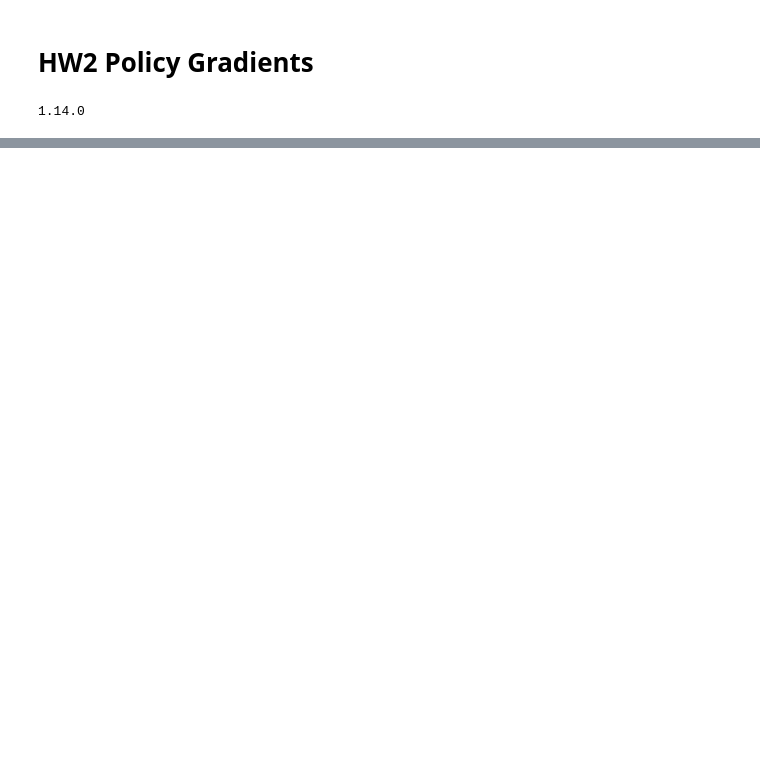
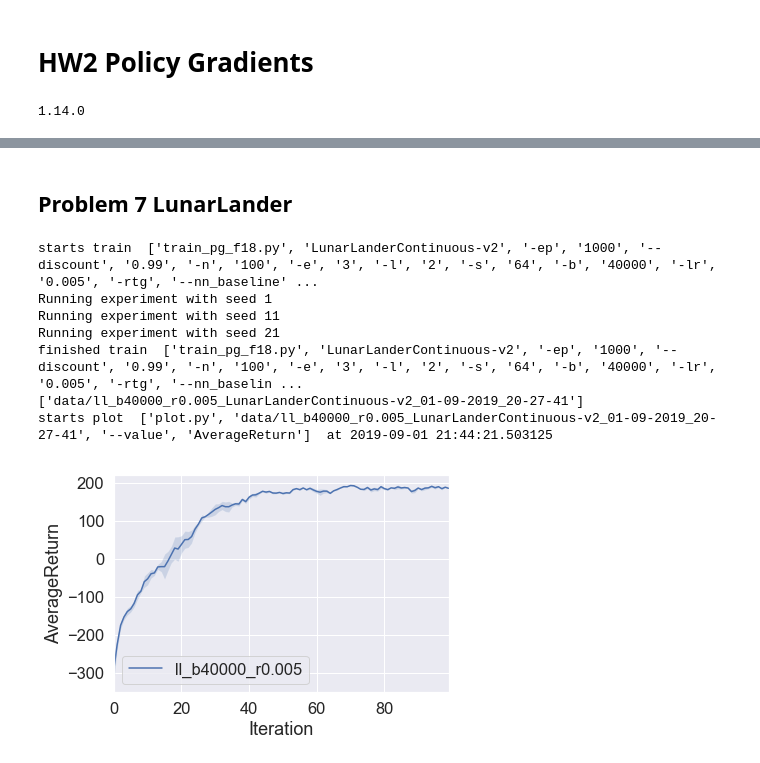
Before and after one commit to rlgosu/cs294-homework, a Jupyter notebook: yoonforh/hw2/hw2.ipynb, the cells around one changed output, grey strips where cells are left out. Drawn from its saved outputs; the diff is of its cells as text; code cells hidden in the pictures; blank space fills up the shorter version.

```diff
--- a/yoonforh/hw2/hw2.ipynb
+++ b/yoonforh/hw2/hw2.ipynb
@@ -116,0 +286,50 @@ starts plot  ['plot.py', 'data/lb_no_rtg_na_CartPole-v0_09-08-2019_18-46-07', '-
+# %% [markdown]
+## Problem 7 LunarLander
+# %%
+# sudo pip install box2d-py
+
+command = 'python train_pg_f18.py LunarLanderContinuous-v2 -ep 1000 --discount 0.99 -n 100 -e 3 -l 2 -s 64 -b 40000 -lr 0.005 -rtg --nn_baseline --exp_name ll_b40000_r0.005'
+
+sys.argv = command.split()[1:]
+print('starts train ', sys.argv, ' at', dt.datetime.now())
+pg.main()
+print('finished train ', sys.argv, ' at', dt.datetime.now())
+
+import plot
+%matplotlib inline
+
+ll_path_prefix = 'll_b40000_r0.005'
+
+data_dir = os.path.join('.', 'data')
+
+ll_path_list = []
+
+if os.path.isdir(data_dir) :
+    for f in os.listdir(data_dir) :
+        if f.startswith(ll_path_prefix) :
+            ll_path_list.append('data/' + f)
+
+print(ll_path_list)
+
+import plot
+%matplotlib inline
+
+for ll_path in ll_path_list :
+    sys.argv = [ 'plot.py', ll_path, '--value', 'AverageReturn' ]
+    print('starts plot ', sys.argv, ' at', dt.datetime.now())
+    try :
+        plot.main()
+    except (ValueError, IndexError) as e :
+        print('error - ', e)
+    print('finished plot ', sys.argv, ' at', dt.datetime.now())
+
+print('finished plot on all command list at', dt.datetime.now())
+# %% [output]
+starts train  ['train_pg_f18.py', 'LunarLanderContinuous-v2', '-ep', '1000', '--discount', '0.99', '-n', '100', '-e', '3', '-l', '2', '-s', '64', '-b', '40000', '-lr', '0.005', '-rtg', '--nn_baseline' ...
+Running experiment with seed 1
+Running experiment with seed 11
+Running experiment with seed 21
+finished train  ['train_pg_f18.py', 'LunarLanderContinuous-v2', '-ep', '1000', '--discount', '0.99', '-n', '100', '-e', '3', '-l', '2', '-s', '64', '-b', '40000', '-lr', '0.005', '-rtg', '--nn_baselin ...
+['data/ll_b40000_r0.005_LunarLanderContinuous-v2_01-09-2019_20-27-41']
+starts plot  ['plot.py', 'data/ll_b40000_r0.005_LunarLanderContinuous-v2_01-09-2019_20-27-41', '--value', 'AverageReturn']  at 2019-09-01 21:44:21.503125
+[figure, added]
```
Also changed, not shown: parts of 24 cells of this notebook, 1 other file.
